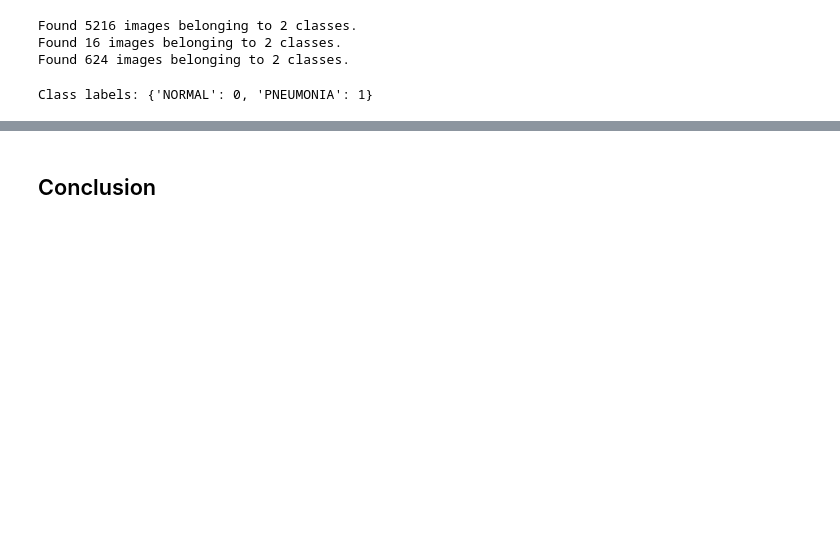
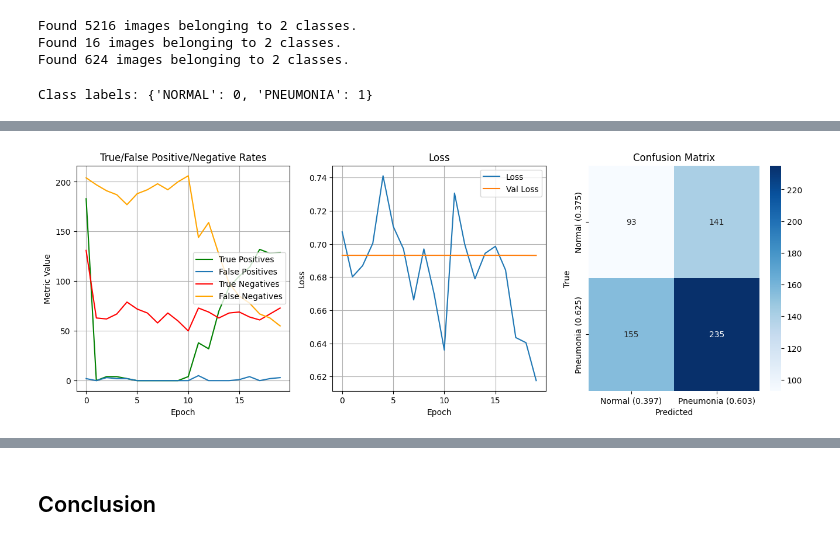
Before and after one commit to samlowe106/ConvolutedPneumoniaDetection, a Jupyter notebook: ConvolutedPneumoniaDetection.ipynb, the cells around one changed output, grey strips where cells are left out. Drawn from its saved outputs; the diff is of its cells as text; code cells hidden in the pictures; blank space fills up the shorter version.

```diff
--- a/ConvolutedPneumoniaDetection.ipynb
+++ b/ConvolutedPneumoniaDetection.ipynb
@@ -391,15 +110,0 @@ Epoch 15/15
-# %%
-y_pred = model_4.predict(test_generator)
-y_pred = np.round(y_pred)
-y_true = test_generator.classes
-
-ax = plt.subplot()
-cm = confusion_matrix(y_true, y_pred)
-sb.heatmap(cm, annot=True, fmt='d', cmap='Blues')
-ax.set_xlabel('Predicted')
-ax.set_ylabel('True')
-ax.xaxis.set_ticklabels([f'Normal ({(cm[0][0] + cm[1][0])/len(y_pred):.3f})', f'Pneumonia ({(cm[0][1] + cm[1][1])/len(y_pred):.3f})'])
-ax.yaxis.set_ticklabels([f'Normal ({(cm[0][0] + cm[0][1])/len(y_pred):.3f})', f'Pneumonia ({(cm[1][0] + cm[1][1])/len(y_pred):.3f})'])
-
-plt.show()
-print(classification_report(y_true, y_pred))
@@ -487,0 +246,14 @@ Our precision and recall for the pneumonia category is great, but the normal cat
+# %%
+# from the tensorflow tutorial on imbalanced data: https://www.tensorflow.org/tutorials/structured_data/imbalanced_data
+# output bias
+output_bias = tf.keras.initializers.Constant(np.log([train_pneumonia_images_count/train_normal_images_count]))
+
+# class weights
+
+weight_for_normal = (1 / train_normal_images_count)*(train_normal_images_count + train_pneumonia_images_count)/2.0
+weight_for_pneumonia = (1 / train_pneumonia_images_count)*(train_normal_images_count + train_pneumonia_images_count)/2.0
+
+class_weight = {0: weight_for_normal, 1: weight_for_pneumonia}
+
+print(f"Weight for normal class: {weight_for_normal:1.3f}")
+print(f"Weight for pneumonia class: {weight_for_pneumonia:1.3f}")
@@ -487,0 +494,13 @@ Our precision and recall for the pneumonia category is great, but the normal cat
+# %%
+# train the model on 20 epochs with the initial layers frozen
+epochs = 20
+
+history = model_3.fit(
+    train_generator,
+    validation_data=validation_generator,
+    batch_size = batch_size,
+    steps_per_epoch = steps_per_epoch,
+    validation_steps = validation_steps,
+    epochs=epochs,
+    class_weight=class_weight,
+    verbose=1)
@@ -487,0 +525,4 @@ Our precision and recall for the pneumonia category is great, but the normal cat
+# %%
+# to generate confusion matrix and classification report
+summary_graphics(history, model_3)
+# %% [output]
@@ -487,0 +530 @@ Our precision and recall for the pneumonia category is great, but the normal cat
+[figure, added]
```
Also changed, not shown: parts of 44 cells of this notebook.
